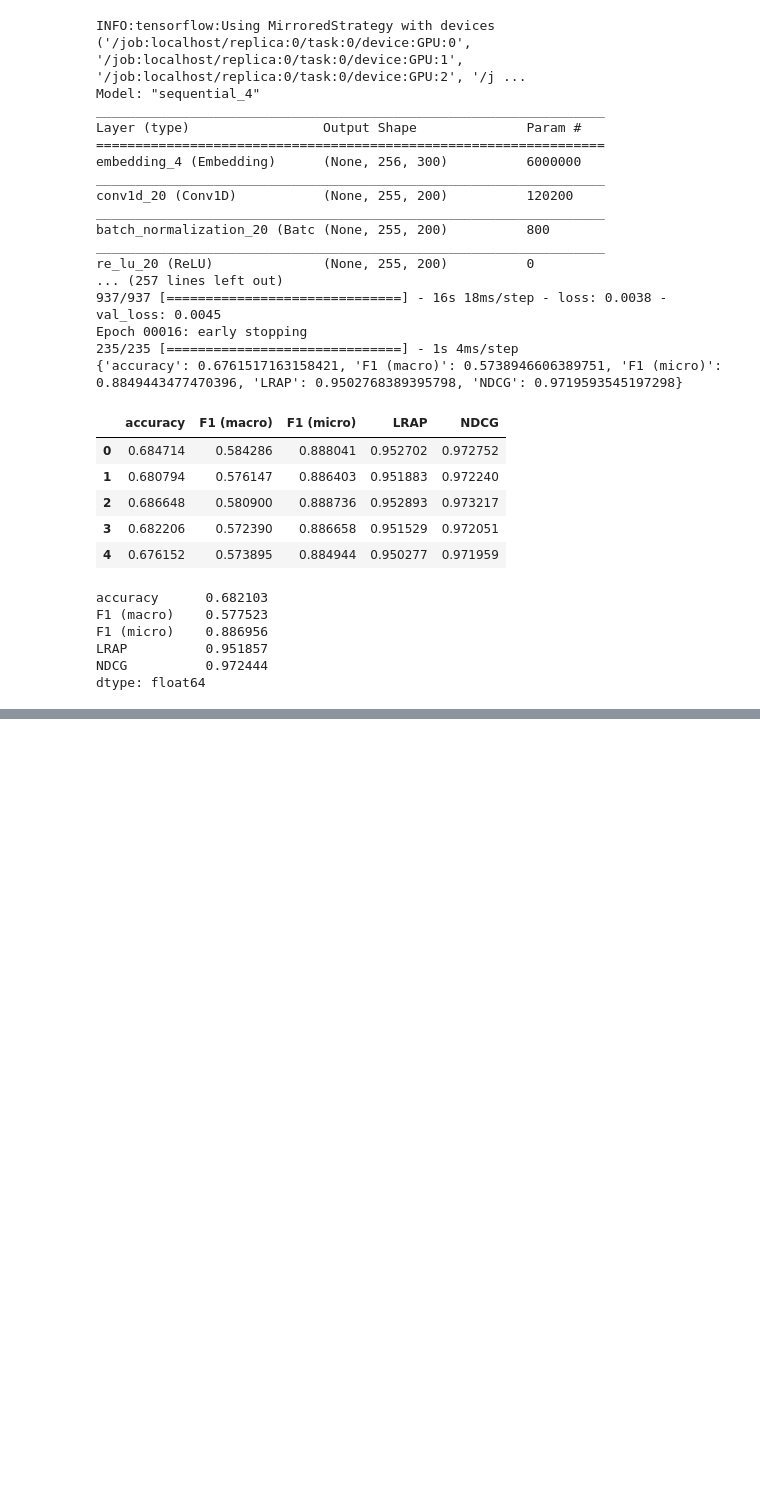
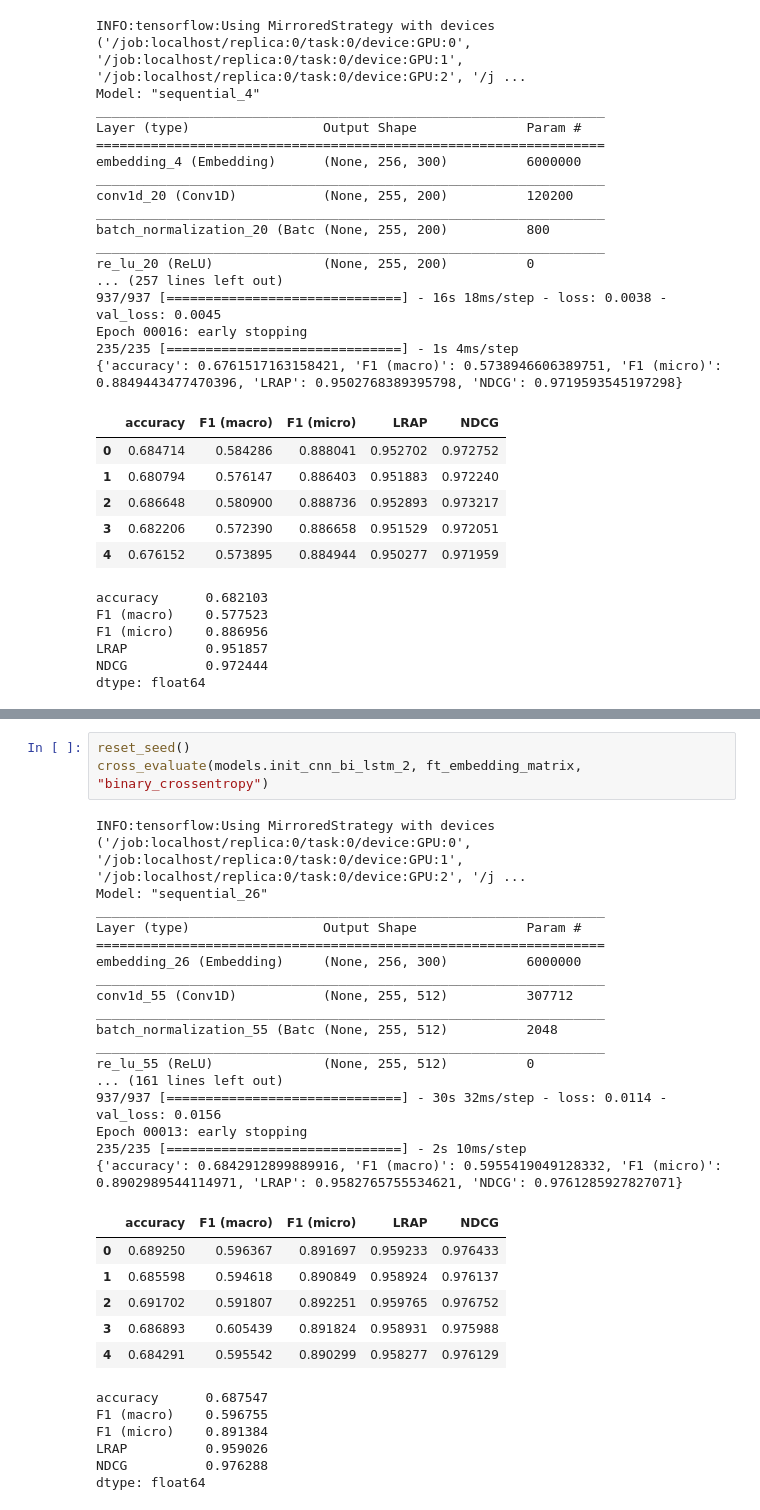
Before and after one commit to DL-2020-Shakespeare/DL-2020-Shakespeare, a Jupyter notebook: comparison_template.ipynb, the cells around one changed output, grey strips where cells are left out. Drawn from its saved outputs; the diff is of its cells as text; blank space fills up the shorter version.

```diff
--- a/comparison_template.ipynb
+++ b/comparison_template.ipynb
@@ -336,0 +468,33 @@ cross_evaluate(models.init_cnn_lstm_2, ft_embedding_matrix, "binary_crossentropy
+# %%
+reset_seed()
+cross_evaluate(models.init_cnn_bi_lstm_2, ft_embedding_matrix, "binary_crossentropy")
+# %% [output]
+INFO:tensorflow:Using MirroredStrategy with devices ('/job:localhost/replica:0/task:0/device:GPU:0', '/job:localhost/replica:0/task:0/device:GPU:1', '/job:localhost/replica:0/task:0/device:GPU:2', '/j ...
+Model: "sequential_26"
+_________________________________________________________________
+Layer (type)                 Output Shape              Param #
+=================================================================
+embedding_26 (Embedding)     (None, 256, 300)          6000000
+_________________________________________________________________
+conv1d_55 (Conv1D)           (None, 255, 512)          307712
+_________________________________________________________________
+batch_normalization_55 (Batc (None, 255, 512)          2048
+_________________________________________________________________
+re_lu_55 (ReLU)              (None, 255, 512)          0
+... (161 lines left out)
+937/937 [==============================] - 30s 32ms/step - loss: 0.0114 - val_loss: 0.0156
+Epoch 00013: early stopping
+235/235 [==============================] - 2s 10ms/step
+{'accuracy': 0.6842912899889916, 'F1 (macro)': 0.5955419049128332, 'F1 (micro)': 0.8902989544114971, 'LRAP': 0.9582765755534621, 'NDCG': 0.9761285927827071}
+|  | accuracy | F1 (macro) | F1 (micro) | LRAP | NDCG |
+| 0 | 0.689250 | 0.596367 | 0.891697 | 0.959233 | 0.976433 |
+| 1 | 0.685598 | 0.594618 | 0.890849 | 0.958924 | 0.976137 |
+| 2 | 0.691702 | 0.591807 | 0.892251 | 0.959765 | 0.976752 |
+| 3 | 0.686893 | 0.605439 | 0.891824 | 0.958931 | 0.975988 |
+| 4 | 0.684291 | 0.595542 | 0.890299 | 0.958277 | 0.976129 |
+accuracy      0.687547
+F1 (macro)    0.596755
+F1 (micro)    0.891384
+LRAP          0.959026
+NDCG          0.976288
+dtype: float64
```
Also changed, not shown: parts of 10 cells of this notebook.
